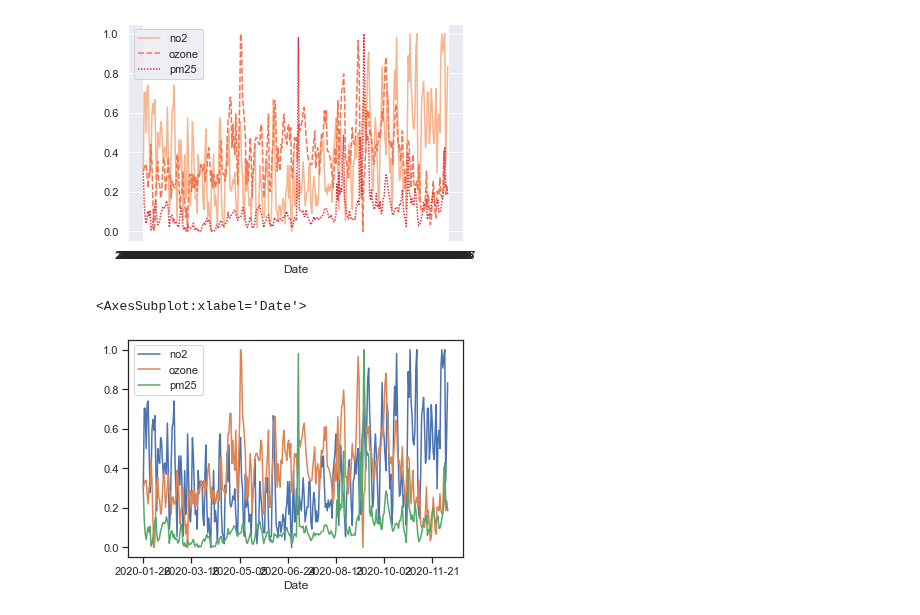
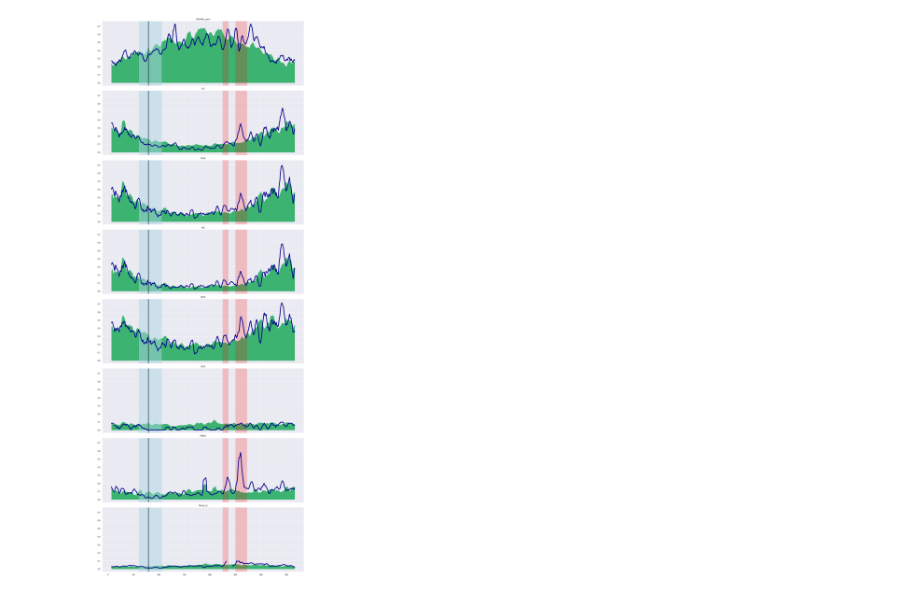
Before and after one commit to kevinmarlis/air-pollution-and-health, a Jupyter notebook: Covid/Covid Impacts on Air/Plots.ipynb, the cells around one changed output. Saved outputs shown, nothing was run; the diff lists cells and outputs as text; code cells hidden in the pictures.

Commit message:
added notebook to collect 2010 to 2020 daily LA air data. Also took first pass at plotting

```diff
--- a/Covid/Covid Impacts on Air/Plots.ipynb
+++ b/Covid/Covid Impacts on Air/Plots.ipynb
@@ -34,17 +32,11 @@ air_df
 # %%
-normalized_df = air_df.copy(deep=True)
-for col in air_df.columns:
+normalized_df = df.copy(deep=True)
+for col in df.columns:
     if col == 'Date':
         continue
-    max_val = air_df[col].max()
-    min_val = air_df[col].min()
-    vals = (air_df[col] - min_val) / (max_val - min_val)
+    max_val = df[col].max()
+    min_val = df[col].min()
+    vals = (df[col] - min_val) / (max_val - min_val)
     normalized_df[col] = vals
-
-
-
-# column_maxes = air_df.max()
-# df_max = column_maxes.max()
-# column_mins = air_df.min()
-# df_min = column_mins.min()
-# normalized_df = (air_df - df_min) / (df_max - df_min)
+normalized_df.index = pd.to_datetime(normalized_df.index)
+normalized_df
@@ -60,29 +57,30 @@ Index(['2020-01-26', '2020-01-27', '2020-01-28', '2020-01-29', '2020-01-30',
-# %%
-
-
-
-# data = normalized_df.no2.rolling(7).mean()
-# sns.lineplot(data=data)
-
-palette = sns.color_palette("rocket_r")
-
-for col in normalized_df.columns:
-    if col == 'Date':
-        continue
-#     sns.kdeplot(normalized_df[col], shade=True)
-sns.lineplot(data=normalized_df, palette=palette[:3])
-
-
-
-
-
-# normalized_df['no2'].plot()
-# plt.axvline(x=STATE_HOME_DATE, color='blue')
-sns.set_theme(style='darkgrid')
-# %% [output]
-[figure, removed]
-# %%
-normalized_df.plot()
-# %% [output]
-<AxesSubplot:xlabel='Date'>
-[figure, removed]
+# %%
+fig, ax = plt.subplots(nrows=8, ncols=1, figsize=(15, 40), sharex=True, sharey=True)
+past_normalized_df = normalized_df['2016-01-01':'2019-12-31']
+test = past_normalized_df.groupby([past_normalized_df.index.month, past_normalized_df.index.day]).mean()
+
+for i, var in enumerate(normalized_df.columns):
+
+    g = normalized_df[var].groupby(pd.Grouper(freq="Y"))
+
+    for index, x in enumerate(g):
+
+        if index == len(g)-1:
+            ax[i].fill_between(list(range(1, len(x[1])+1)), test[var].rolling(7).mean(),color='mediumseagreen')
+            # Wet months
+            ax[i].axvspan(61, 105, alpha=0.5, color='lightblue')
+
+            # Stay at home dates
+            ax[i].axvspan(79, 80, alpha=0.5, color='black')
+
+            # Fire dates
+            # http://www.aqmd.gov/home/news-events/news-and-media/2020-news-archives
+            ax[i].axvspan(225, 236, alpha=0.2, color='red')
+            ax[i].axvspan(250, 272, alpha=0.2, color='red')
+
+            ax[i].set_title(var)
+            ax[i].plot(list(range(1, len(x[1])+1)), x[1].rolling(7).mean(), lw=4, color='darkblue')
+
+fig.tight_layout()
+# %% [output]
+[figure, added]
```
Also changed, not shown: parts of 8 cells of this notebook, 1 other file.
